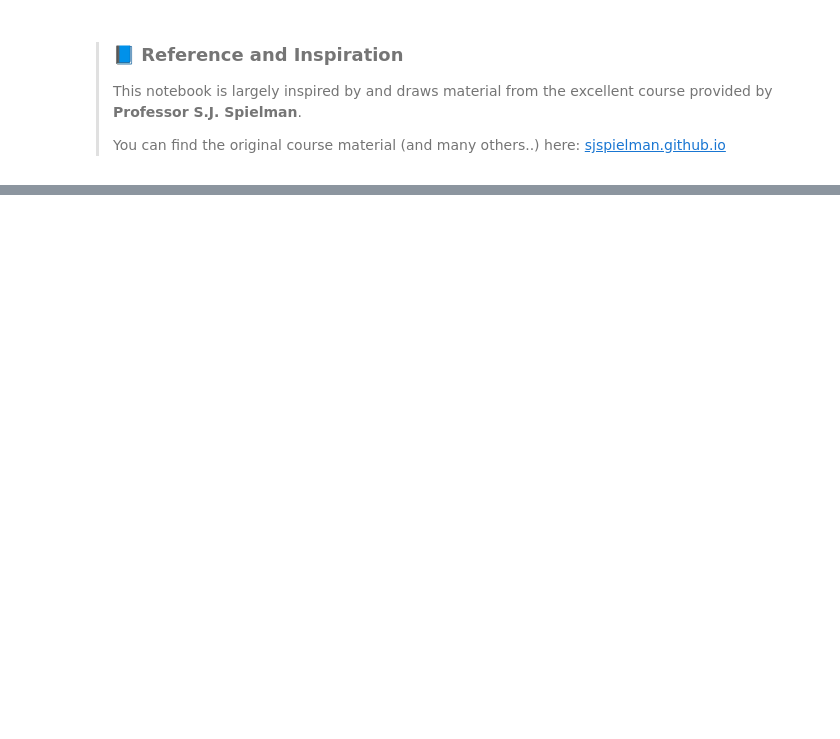
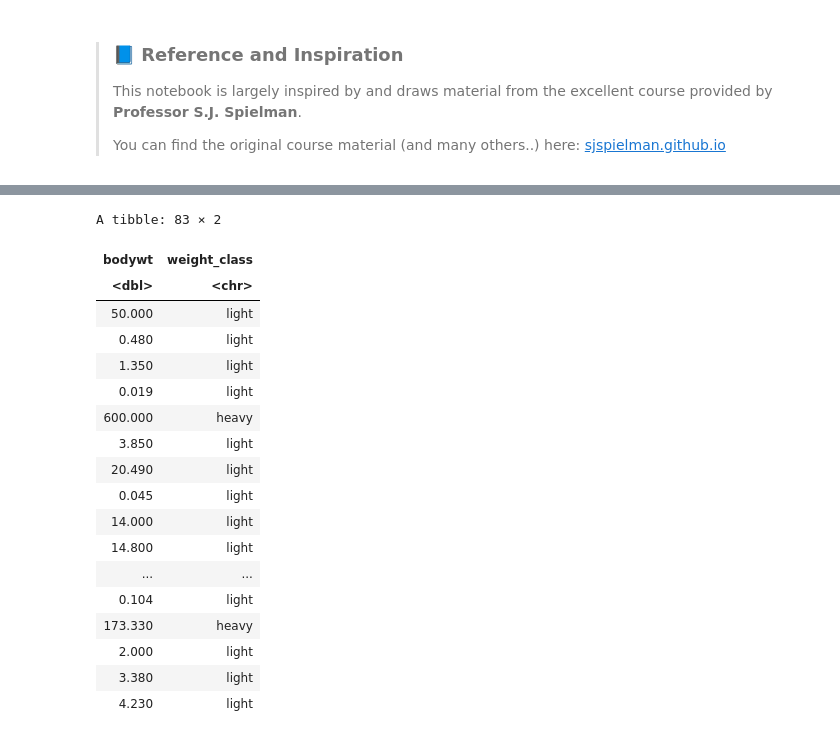
Before and after one commit to MatteoCorsi-git/Learning, a Jupyter notebook: Tidyverse_learning.ipynb, the cells around one changed output, grey strips where cells are left out. Drawn from its saved outputs; the diff is of its cells as text; code cells hidden in the pictures; blank space fills up the shorter version.

```diff
--- a/Tidyverse_learning.ipynb
+++ b/Tidyverse_learning.ipynb
@@ -572,0 +167,26 @@ A tibble: 83 × 2
+# %%
+# Create a column called “weight_class”, where mammals that greater than or equal to 100 kg are considered “heavy” and mammals that weigh less than 100 kg are considered “light”
+
+ds %>%
+  mutate(weight_class = if_else(bodywt >= 100, "heavy", "light")) %>%
+  select(bodywt, weight_class)
+# %% [output]
+A tibble: 83 × 2
+| bodywt | weight_class |
+| <dbl> | <chr> |
+| 50.000 | light |
+| 0.480 | light |
+| 1.350 | light |
+| 0.019 | light |
+| 600.000 | heavy |
+| 3.850 | light |
+| 20.490 | light |
+| 0.045 | light |
+| 14.000 | light |
+| 14.800 | light |
+| ... | ... |
+| 0.104 | light |
+| 173.330 | heavy |
+| 2.000 | light |
+| 3.380 | light |
+| 4.230 | light |
```
Also changed, not shown: parts of 47 cells of this notebook.
